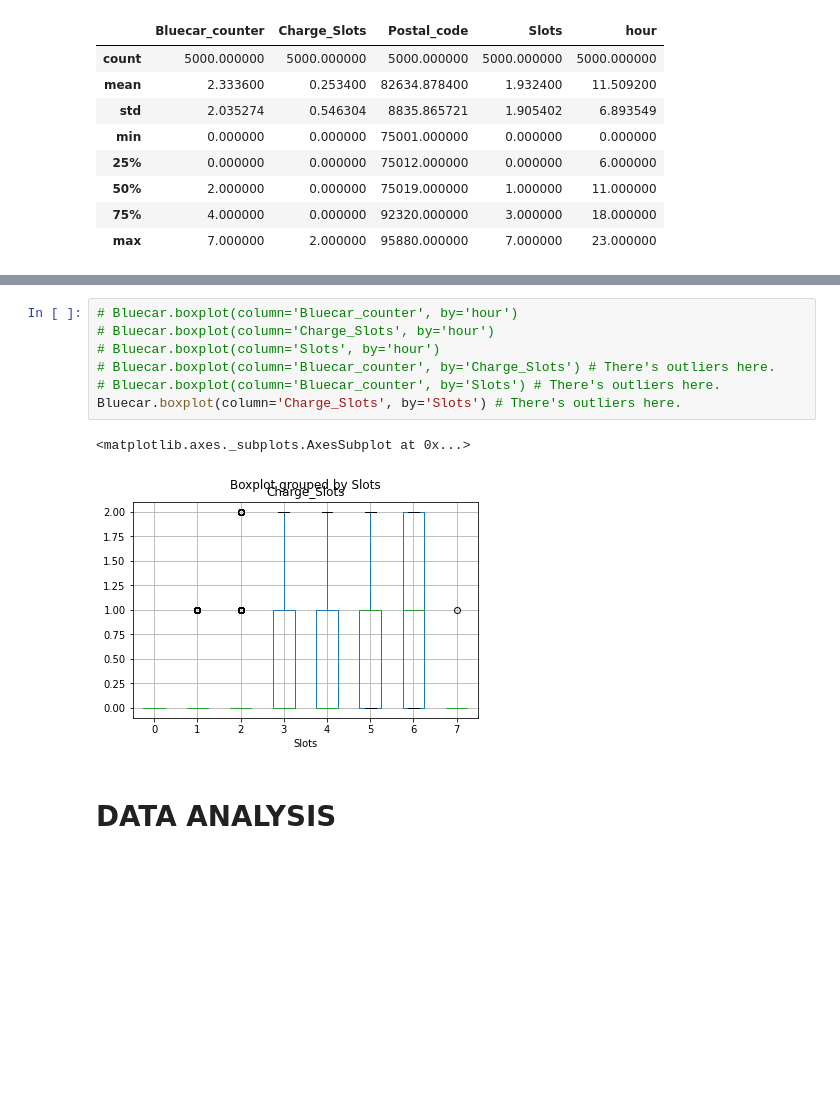
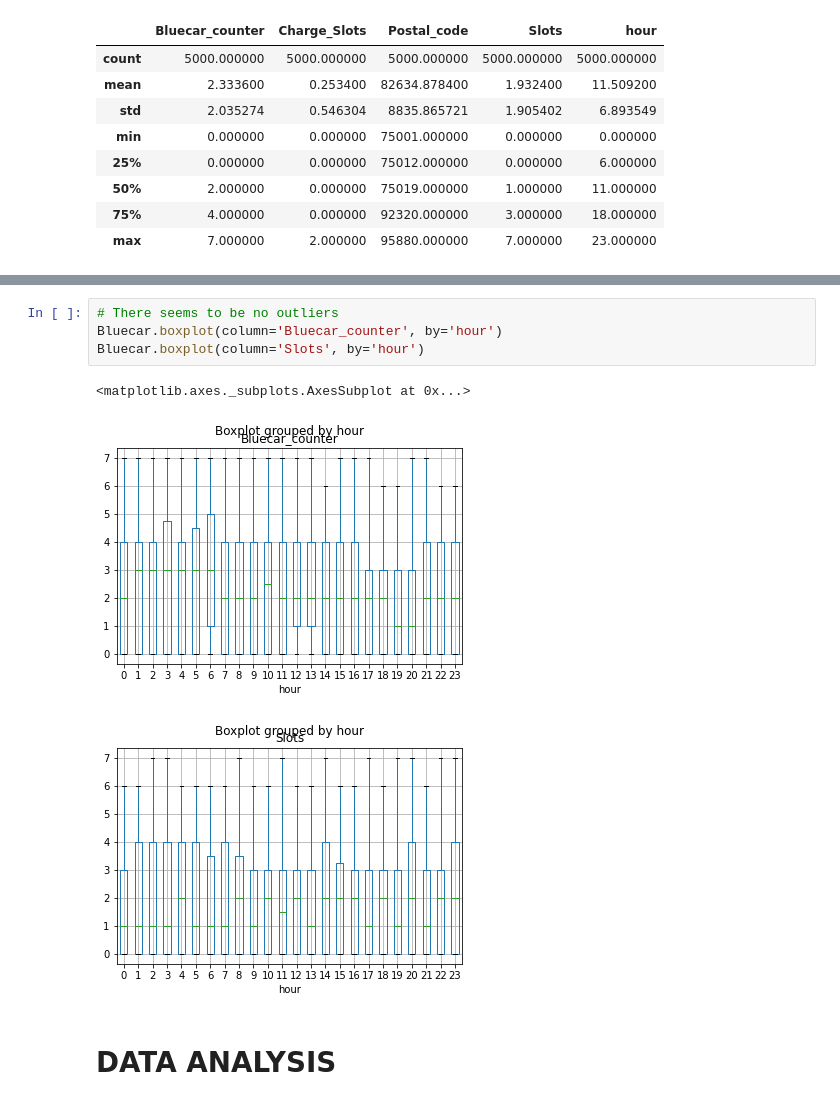
Before and after one commit to AlexTwenji777/Electric-Car-Sharing-IP, a Jupyter notebook: Electric_car.ipynb, the cells around one changed output, grey strips where cells are left out. Saved outputs shown, nothing was run; the diff lists cells and outputs as text; blank space fills up the shorter version.

```diff
--- a/Electric_car.ipynb
+++ b/Electric_car.ipynb
@@ -312,13 +328,11 @@ Blue.head()
-# %%
-# Bluecar.boxplot(column='Bluecar_counter', by='hour')
-# Bluecar.boxplot(column='Charge_Slots', by='hour')
-# Bluecar.boxplot(column='Slots', by='hour')
-# Bluecar.boxplot(column='Bluecar_counter', by='Charge_Slots') # There's outliers here.
-# Bluecar.boxplot(column='Bluecar_counter', by='Slots') # There's outliers here.
-Bluecar.boxplot(column='Charge_Slots', by='Slots') # There's outliers here.
-# %% [output]
-<matplotlib.axes._subplots.AxesSubplot at 0x...>
-[figure, removed]
+# %%
+# There seems to be no outliers
+Bluecar.boxplot(column='Bluecar_counter', by='hour')
+Bluecar.boxplot(column='Slots', by='hour')
+# %% [output]
+<matplotlib.axes._subplots.AxesSubplot at 0x...>
+[figure, added]
+[figure, added]
 # %% [markdown]
 # DATA ANALYSIS
 # %% [markdown]
```
Also changed, not shown: parts of 16 cells of this notebook, 1 other file.
